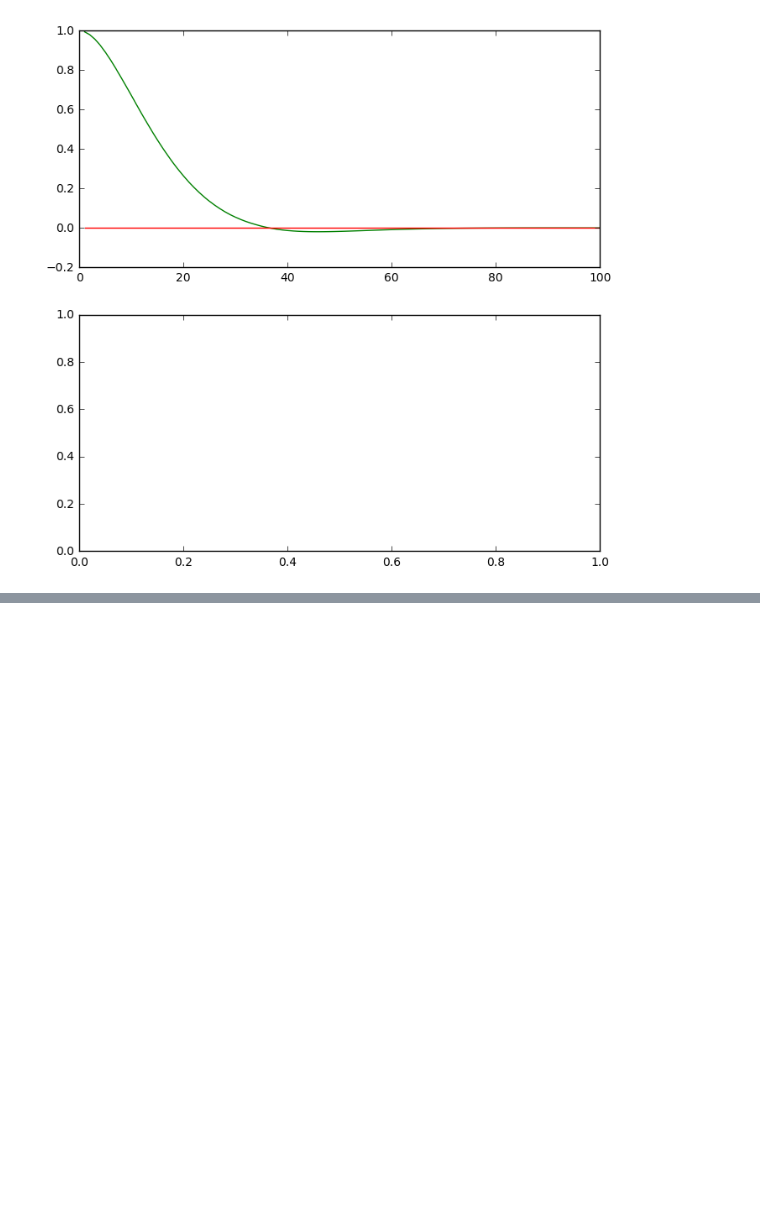
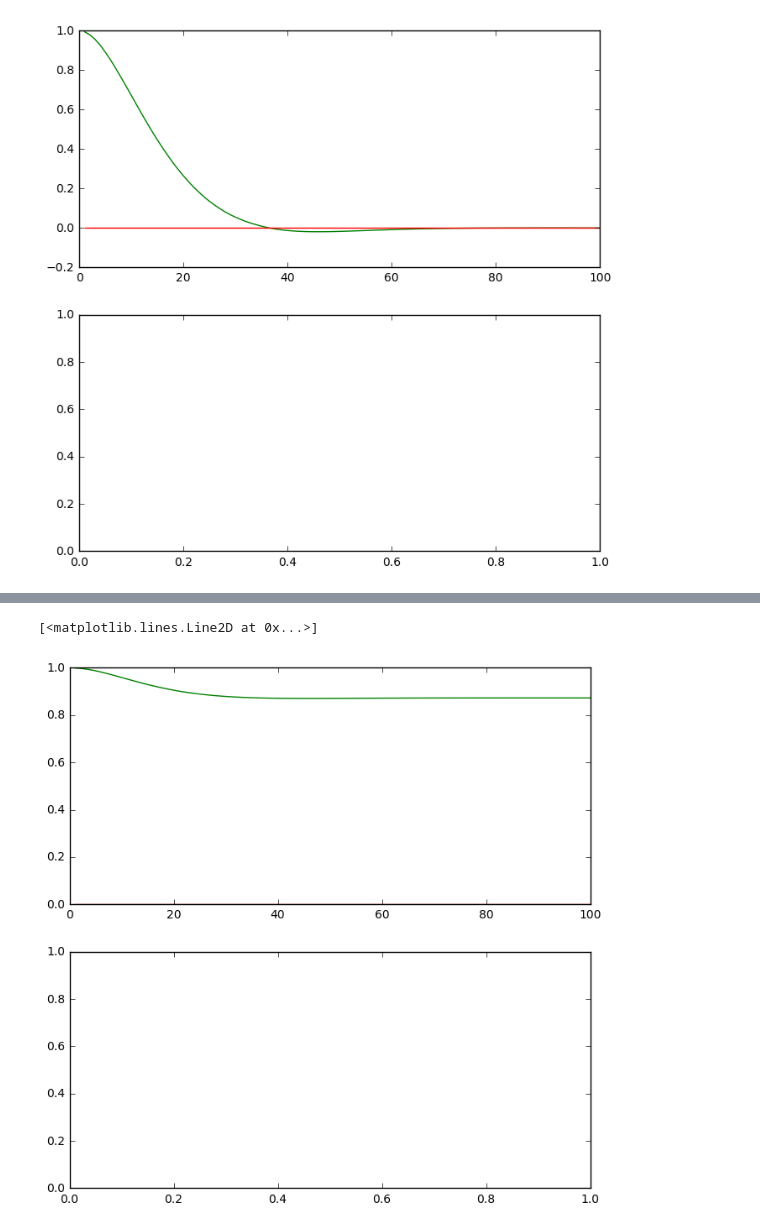
Before and after one commit to informramiz/PID-Controller-Python, a Jupyter notebook: PID-Controller.ipynb, the cells around one changed output, grey strips where cells are left out. Drawn from its saved outputs; the diff is of its cells as text; code cells hidden in the pictures; blank space fills up the shorter version.

```diff
--- a/PID-Controller.ipynb
+++ b/PID-Controller.ipynb
@@ -167,0 +185,14 @@ ax1.plot(x_trajectory, np.zeros(n), 'r', label='reference')
+# %%
+# try on PD-Controller
+robot = Robot()
+robot.set(0, 1, 0)
+robot.set_steering_drift(10.0 / 180.0 * np.pi)
+x_trajectory, y_trajectory = run_PD(robot, 0.2, 3.0)
+n = len(x_trajectory)
+
+fig, (ax1, ax2) = plt.subplots(2, 1, figsize=(8, 8))
+ax1.plot(x_trajectory, y_trajectory, 'g', label='P controller')
+ax1.plot(x_trajectory, np.zeros(n), 'r', label='reference')
+# %% [output]
+[<matplotlib.lines.Line2D at 0x...>]
+[figure, added]
```
Also changed, not shown: parts of 6 cells of this notebook.
